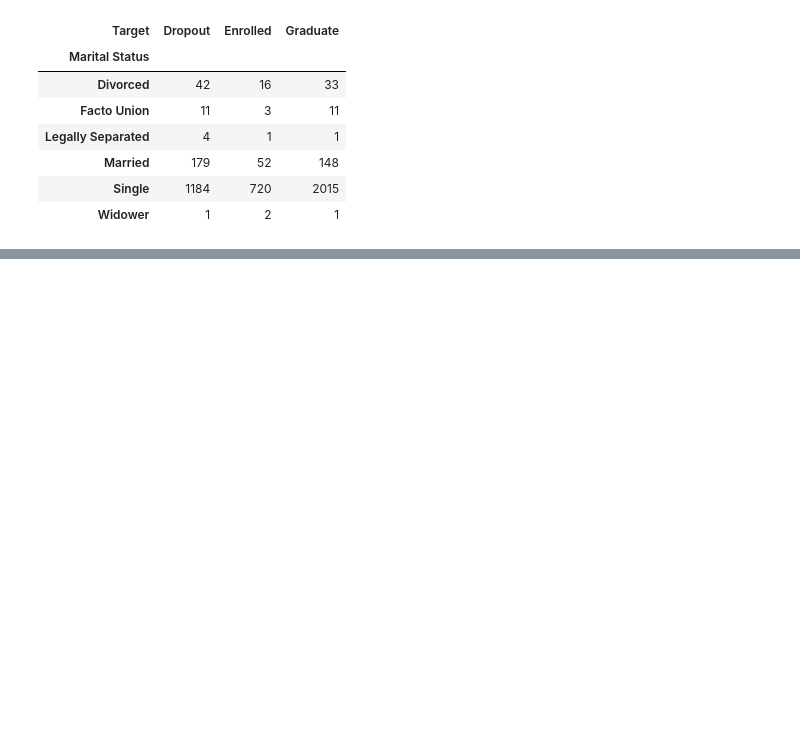
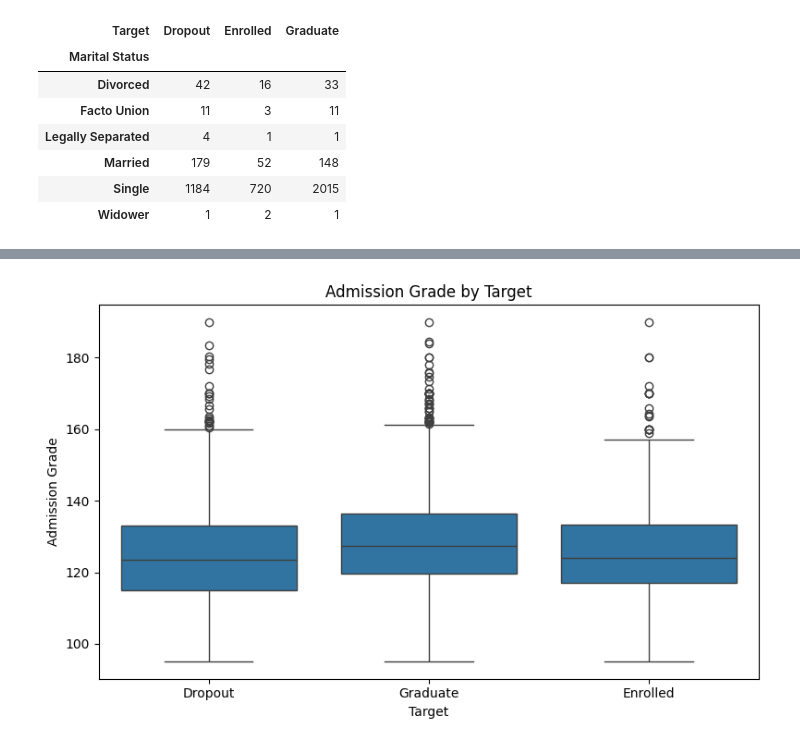
Before and after one commit to idavoong/Dropout-Predictor, a Jupyter notebook: eda/eda.ipynb, the cells around one changed output, grey strips where cells are left out. Cells and saved outputs as stored; diff of their text form; code cells hidden in the pictures; blank space fills up the shorter version.

```diff
--- a/eda/eda.ipynb
+++ b/eda/eda.ipynb
@@ -387,0 +623,11 @@ display(table)
+# %%
+# admission grade
+plt.figure(figsize=(8,5))
+sns.boxplot(data=data, x='Target', y='Admission grade')
+plt.title('Admission Grade by Target')
+plt.xlabel('Target')
+plt.ylabel('Admission Grade')
+plt.tight_layout()
+plt.show()
+# %% [output]
+[figure, added]
```
Also changed, not shown: parts of 24 cells of this notebook.
